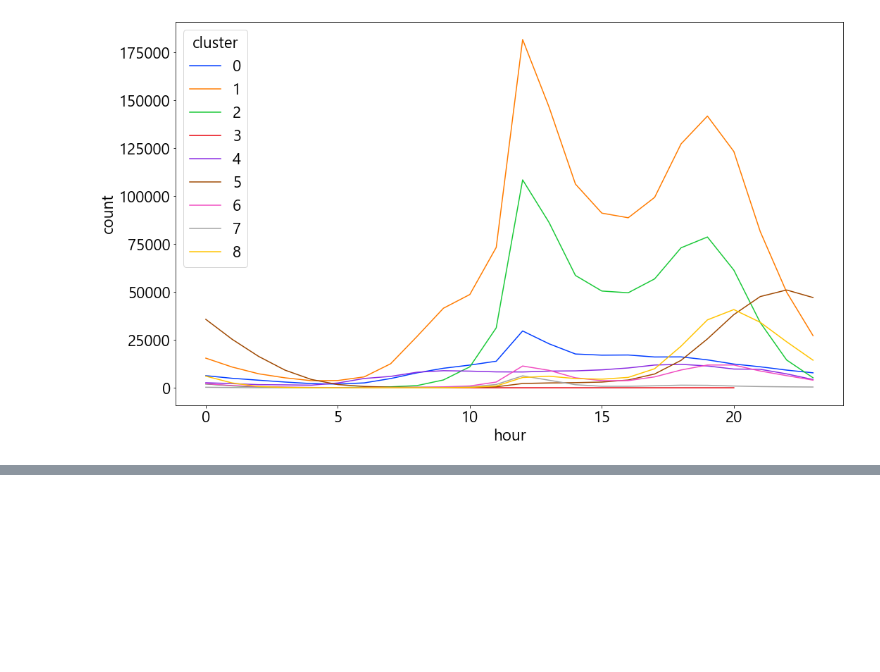
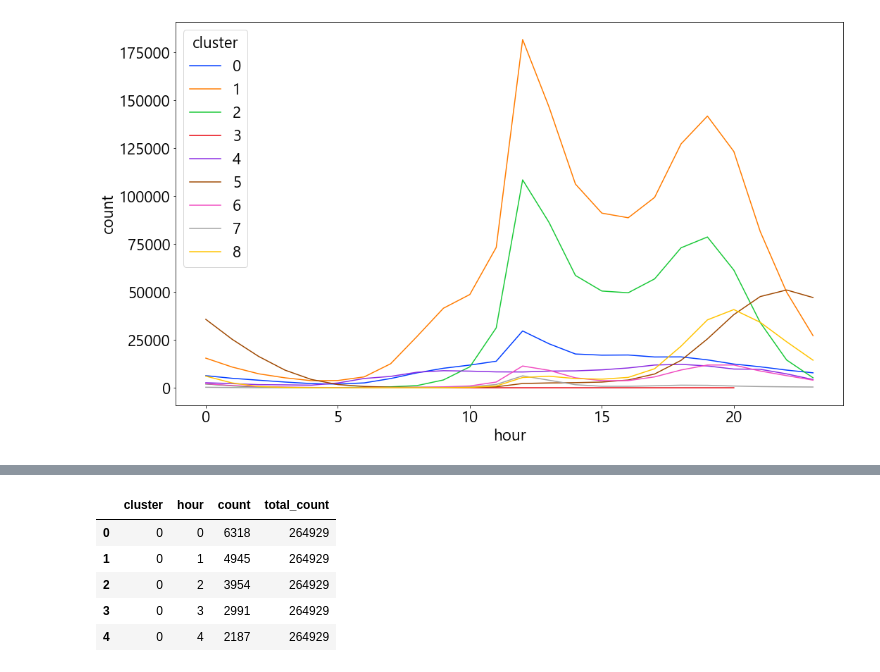
Before and after one commit to statomato/Card-Data, a Jupyter notebook: 이은진_Visualization_0206.ipynb, the cells around one changed output, grey strips where cells are left out. Cells and saved outputs as stored; diff of their text form; code cells hidden in the pictures; blank space fills up the shorter version.

```diff
--- a/이은진_Visualization_0206.ipynb
+++ b/이은진_Visualization_0206.ipynb
@@ -451,0 +465,10 @@ sns.lineplot(x='hour',
+# %%
+df_hour_merged = pd.merge(df_hour, df_hour_total, how='left', on='cluster')
+df_hour_merged.head()
+# %% [output]
+|  | cluster | hour | count | total_count |
+| 0 | 0 | 0 | 6318 | 264929 |
+| 1 | 0 | 1 | 4945 | 264929 |
+| 2 | 0 | 2 | 3954 | 264929 |
+| 3 | 0 | 3 | 2991 | 264929 |
+| 4 | 0 | 4 | 2187 | 264929 |
```
Also changed, not shown: parts of 6 cells of this notebook.
